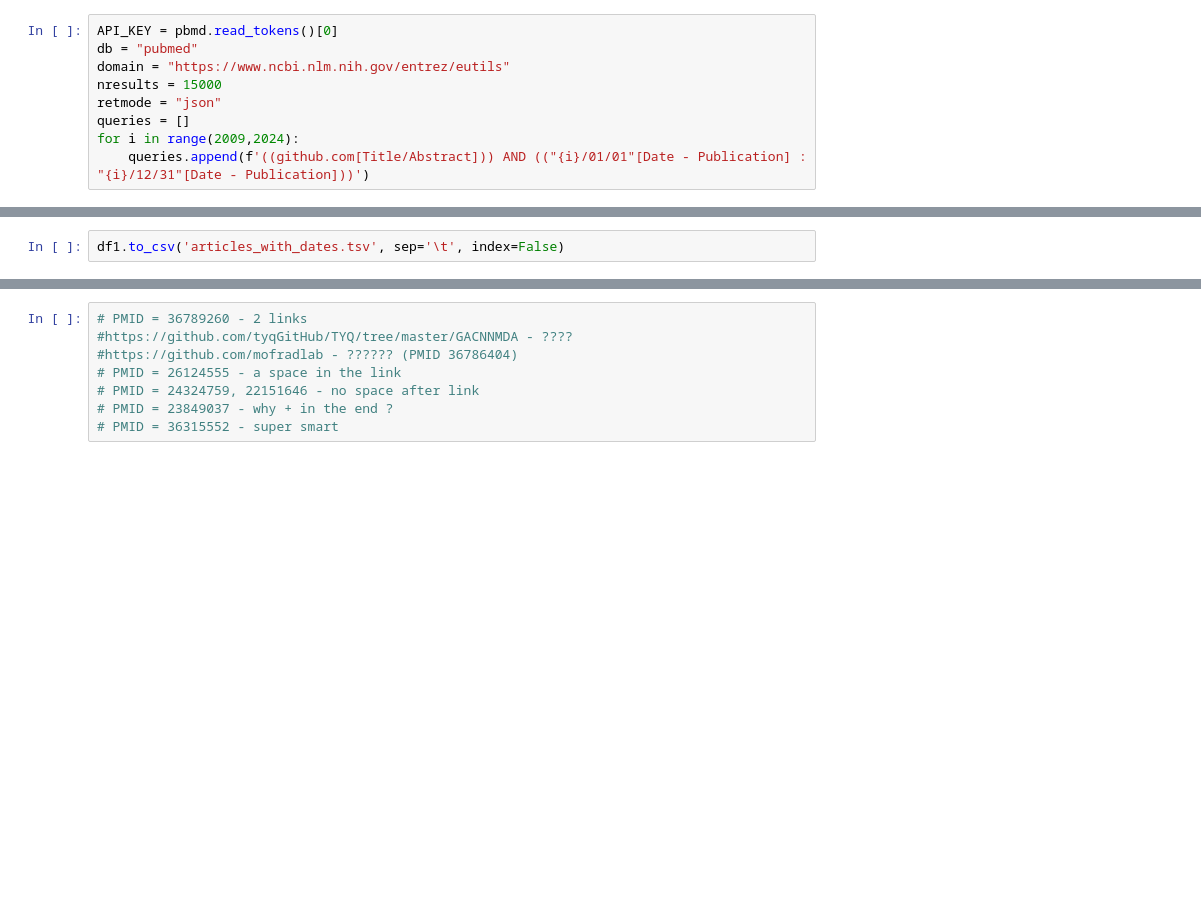
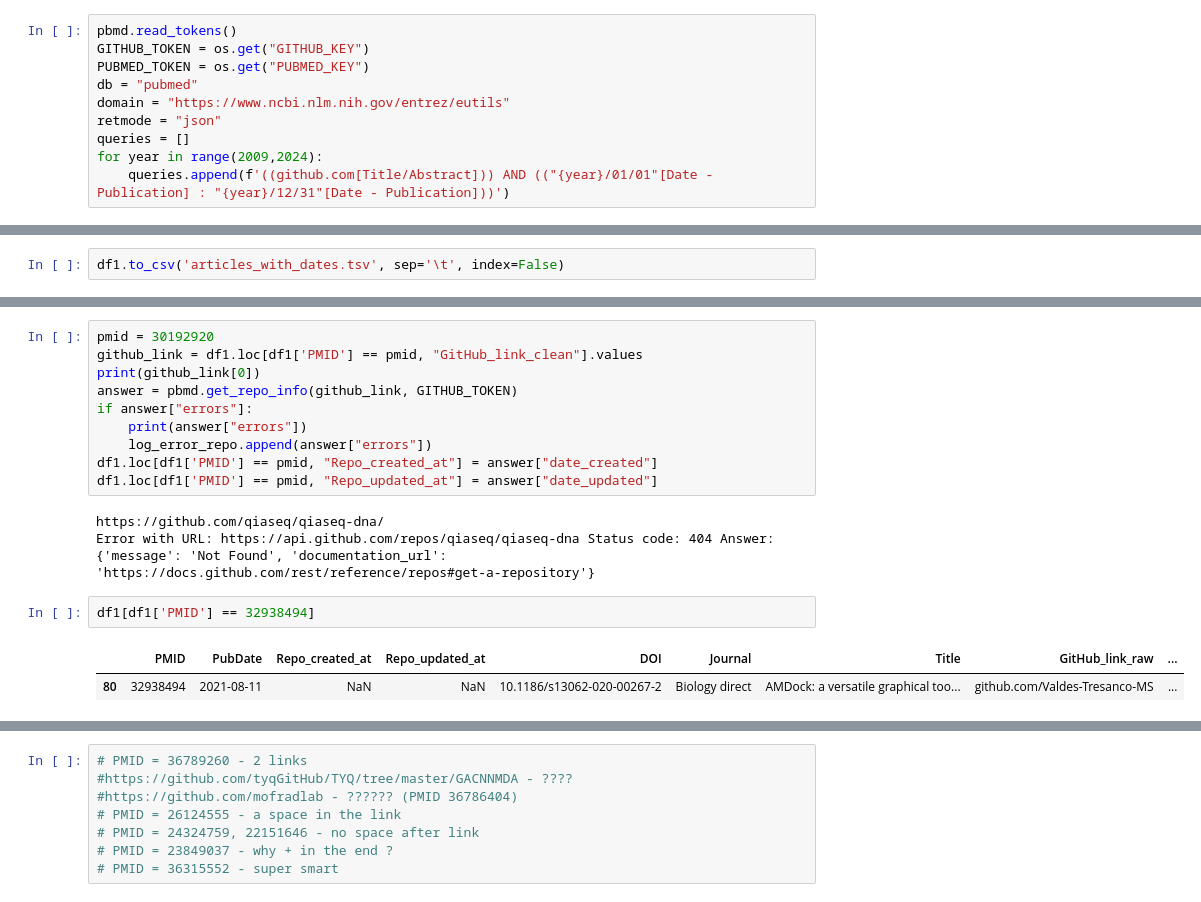
Before and after one commit to zhukovanadezhda/bioinformatics-software, a Jupyter notebook: pubmed_api.ipynb, the cells around one changed output, grey strips where cells are left out. Saved outputs shown, nothing was run; the diff lists cells and outputs as text; blank space fills up the shorter version.

```diff
--- a/pubmed_api.ipynb
+++ b/pubmed_api.ipynb
@@ -23,14 +23,15 @@ import pbmd_tools as pbmd
 # %% [markdown]
 #### Using Esearch to get the list of IDs of the articles containing "github.com" in their abstract
 # %%
-API_KEY = pbmd.read_tokens()[0]
+pbmd.read_tokens()
+GITHUB_TOKEN = os.get("GITHUB_KEY")
+PUBMED_TOKEN = os.get("PUBMED_KEY")
 db = "pubmed"
 domain = "https://www.ncbi.nlm.nih.gov/entrez/eutils"
-nresults = 15000
 retmode = "json"
 queries = []
-for i in range(2009,2024):
-    queries.append(f'((github.com[Title/Abstract])) AND (("{i}/01/01"[Date - Publication] : "{i}/12/31"[Date - Publication]))')
+for year in range(2009,2024):
+    queries.append(f'((github.com[Title/Abstract])) AND (("{year}/01/01"[Date - Publication] : "{year}/12/31"[Date - Publication]))')
 # %%
 PMIDs = []
 stats = {}
@@ -174,0 +180,18 @@ df1[df1['Repo_created_at'].isna()]
+# %%
+pmid = 30192920
+github_link = df1.loc[df1['PMID'] == pmid, "GitHub_link_clean"].values
+print(github_link[0])
+answer = pbmd.get_repo_info(github_link, GITHUB_TOKEN)
+if answer["errors"]:
+    print(answer["errors"])
+    log_error_repo.append(answer["errors"])
+df1.loc[df1['PMID'] == pmid, "Repo_created_at"] = answer["date_created"]
+df1.loc[df1['PMID'] == pmid, "Repo_updated_at"] = answer["date_updated"]
+# %% [output]
+https://github.com/qiaseq/qiaseq-dna/
+Error with URL: https://api.github.com/repos/qiaseq/qiaseq-dna Status code: 404 Answer: {'message': 'Not Found', 'documentation_url': 'https://docs.github.com/rest/reference/repos#get-a-repository'}
+# %%
+df1[df1['PMID'] == 32938494]
+# %% [output]
+|  | PMID | PubDate | Repo_created_at | Repo_updated_at | DOI | Journal | Title | GitHub_link_raw | ... |
+| 80 | 32938494 | 2021-08-11 | NaN | NaN | 10.1186/s13062-020-00267-2 | Biology direct | AMDock: a versatile graphical too... | github.com/Valdes-Tresanco-MS | ... |
```
Also changed, not shown: parts of 15 cells of this notebook, 5 other files.
